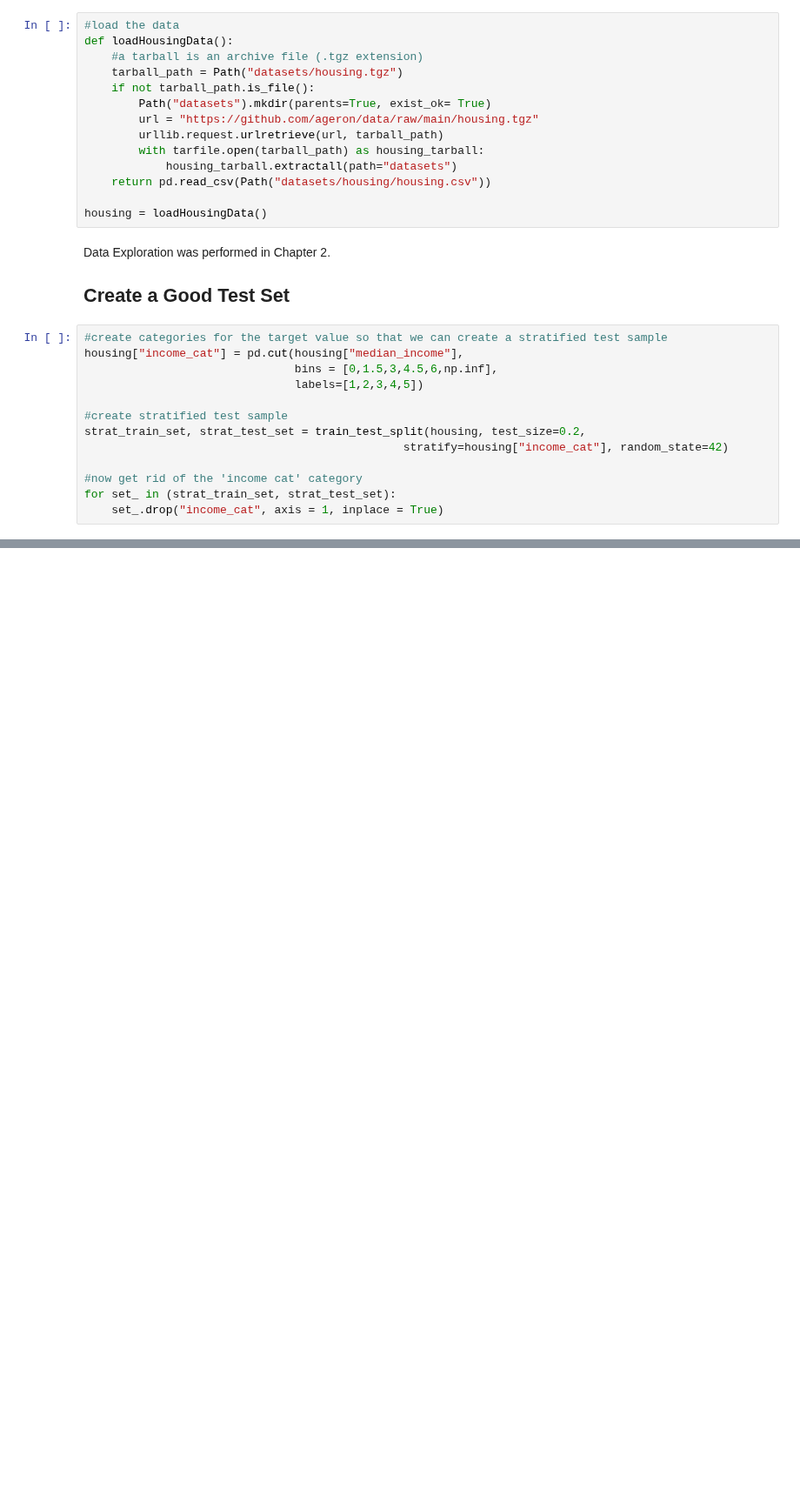
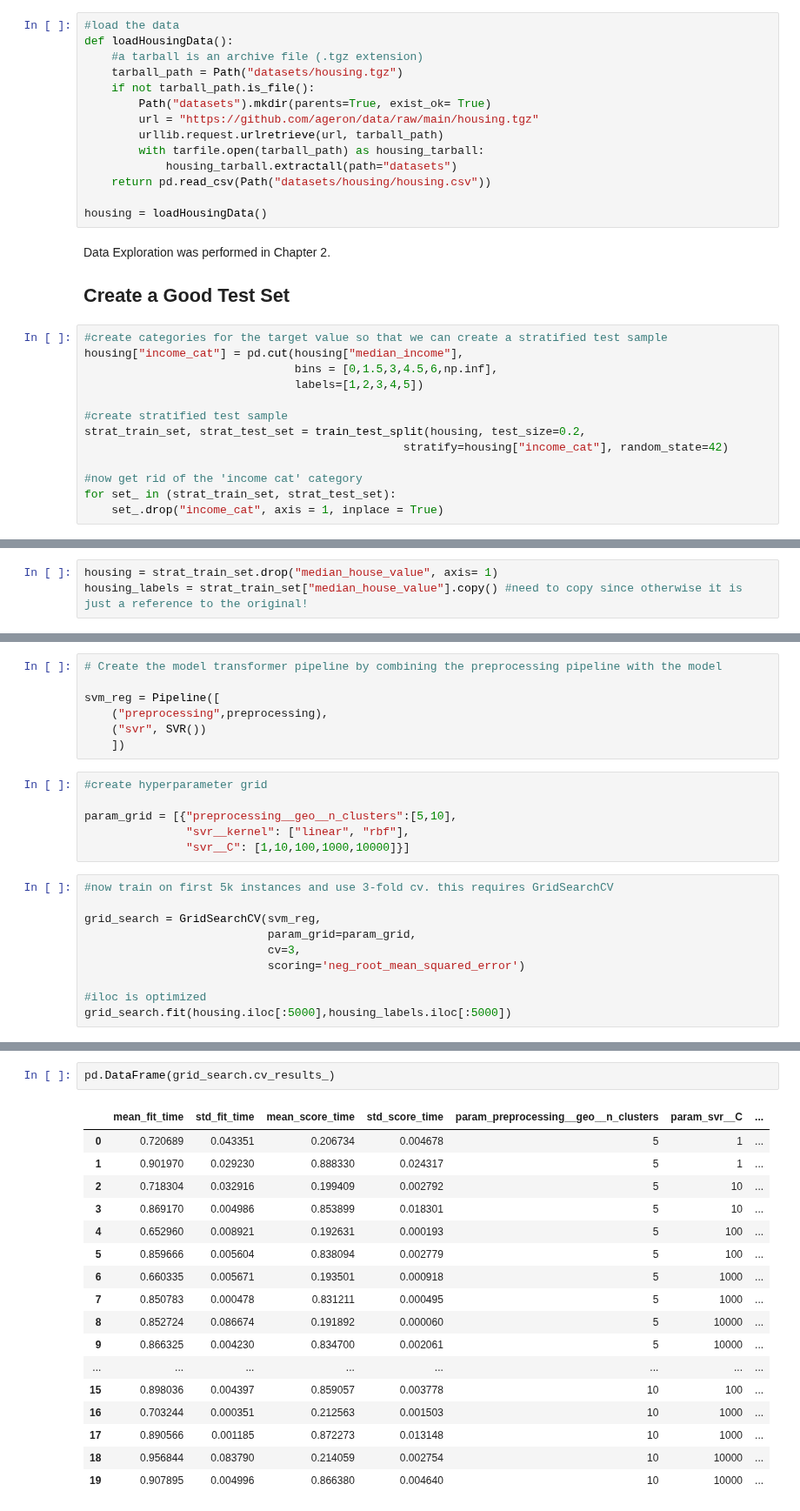
Before and after one commit to TaurusFire/Hands-on-Machine-Learning-Code-Notes, a Jupyter notebook: Chapter 2- Housing Project/Chapter 2 Problems.ipynb, the cells around one changed output, grey strips where cells are left out. Shown at 87% size. Cells and saved outputs as stored; diff of their text form; blank space fills up the shorter version.

```diff
--- a/Chapter 2- Housing Project/Chapter 2 Problems.ipynb
+++ b/Chapter 2- Housing Project/Chapter 2 Problems.ipynb
@@ -85,0 +69,3 @@ strat_train_set
+# %%
+housing = strat_train_set.drop("median_house_value", axis= 1)
+housing_labels = strat_train_set["median_house_value"].copy() #need to copy since otherwise it is just a reference to the original!
@@ -121,0 +156,23 @@ ratioPipeline = Pipeline([
+# %%
+# Create the model transformer pipeline by combining the preprocessing pipeline with the model
+
+svm_reg = Pipeline([
+    ("preprocessing",preprocessing),
+    ("svr", SVR())
+    ])
+# %%
+#create hyperparameter grid
+
+param_grid = [{"preprocessing__geo__n_clusters":[5,10],
+               "svr__kernel": ["linear", "rbf"],
+               "svr__C": [1,10,100,1000,10000]}]
+# %%
+#now train on first 5k instances and use 3-fold cv. this requires GridSearchCV
+
+grid_search = GridSearchCV(svm_reg,
+                           param_grid=param_grid,
+                           cv=3,
+                           scoring='neg_root_mean_squared_error')
+
+#iloc is optimized
+grid_search.fit(housing.iloc[:5000],housing_labels.iloc[:5000])
@@ -121,0 +197,20 @@ ratioPipeline = Pipeline([
+# %%
+pd.DataFrame(grid_search.cv_results_)
+# %% [output]
+|  | mean_fit_time | std_fit_time | mean_score_time | std_score_time | param_preprocessing__geo__n_clusters | param_svr__C | ... |
+| 0 | 0.720689 | 0.043351 | 0.206734 | 0.004678 | 5 | 1 | ... |
+| 1 | 0.901970 | 0.029230 | 0.888330 | 0.024317 | 5 | 1 | ... |
+| 2 | 0.718304 | 0.032916 | 0.199409 | 0.002792 | 5 | 10 | ... |
+| 3 | 0.869170 | 0.004986 | 0.853899 | 0.018301 | 5 | 10 | ... |
+| 4 | 0.652960 | 0.008921 | 0.192631 | 0.000193 | 5 | 100 | ... |
+| 5 | 0.859666 | 0.005604 | 0.838094 | 0.002779 | 5 | 100 | ... |
+| 6 | 0.660335 | 0.005671 | 0.193501 | 0.000918 | 5 | 1000 | ... |
+| 7 | 0.850783 | 0.000478 | 0.831211 | 0.000495 | 5 | 1000 | ... |
+| 8 | 0.852724 | 0.086674 | 0.191892 | 0.000060 | 5 | 10000 | ... |
+| 9 | 0.866325 | 0.004230 | 0.834700 | 0.002061 | 5 | 10000 | ... |
+| ... | ... | ... | ... | ... | ... | ... | ... |
+| 15 | 0.898036 | 0.004397 | 0.859057 | 0.003778 | 10 | 100 | ... |
+| 16 | 0.703244 | 0.000351 | 0.212563 | 0.001503 | 10 | 1000 | ... |
+| 17 | 0.890566 | 0.001185 | 0.872273 | 0.013148 | 10 | 1000 | ... |
+| 18 | 0.956844 | 0.083790 | 0.214059 | 0.002754 | 10 | 10000 | ... |
+| 19 | 0.907895 | 0.004996 | 0.866380 | 0.004640 | 10 | 10000 | ... |
```
Also changed, not shown: parts of 11 cells of this notebook, 1 other file.
